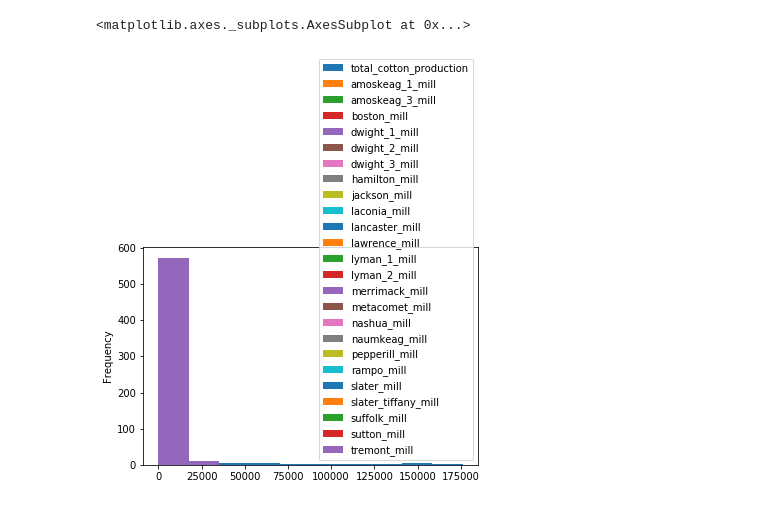
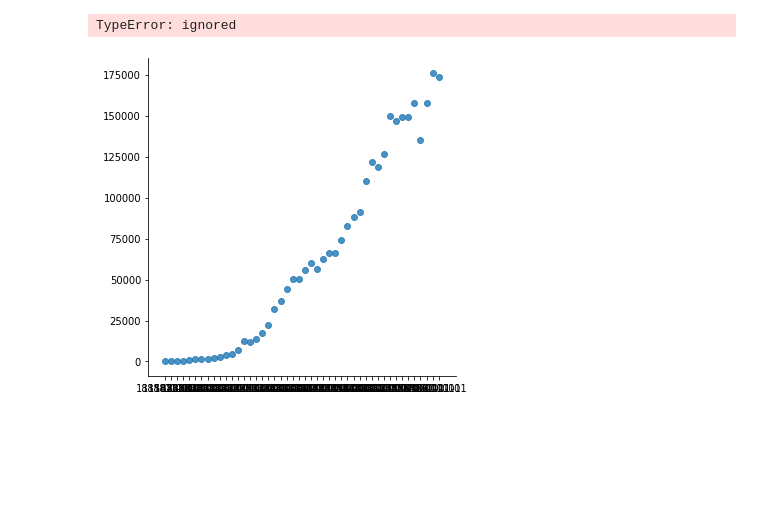
Before and after one commit to andronikmk/DS-Unit-1-Build, a Jupyter notebook: cotton_mill_data.ipynb, the cells around one changed output. Drawn from its saved outputs; the diff is of its cells as text; code cells hidden in the pictures; blank space fills up the shorter version.

```diff
--- a/cotton_mill_data.ipynb
+++ b/cotton_mill_data.ipynb
@@ -36,20 +73,10 @@ tremont_mill = pd.read_csv('https://alfred.stlouisfed.org/graph/alfredgraph.csv?
 # %%
-# concatonating all of the datasets to a single dataframe
-df = pd.concat([total_cotton_production,amoskeag_1_mill, amoskeag_2_mill, amoskeag_3_mill,
-                boston_mill, dwight_1_mill, dwight_2_mill, dwight_3_mill,
-                hamilton_mill,jackson_mill,laconia_mill,lancaster_mill,
-                lawrence_mill, lyman_1_mill, lyman_2_mill, merrimack_mill, metacomet_mill,
-                nashua_mill, naumkeag_mill, pepperill_mill, rampo_mill, slater_mill,
-                slater_tiffany_mill, suffolk_mill, sutton_mill, tremont_mill],sort=False)
-
-# change the column name to simplify the data.
-df1 = df.rename(columns={'DATE':'date', 'CPNETOTAL_20191030':'total_cotton_production', 'CPNEAMOSKEAGI_20191030':'amoskeag_1_mill',
-                   'CPNEAMOSKEAGII_20191030':'amoskeag_1_mill', 'CPNEAMOSKEAGIII_20191030':'amoskeag_3_mill', 'CPNEBOSTON_20191030':'boston_mill',
+# column renaming
+cotton_df = df26.rename(columns={'DATE':'dates', 'CPNETOTAL_20191030':'total_cotton_production', 'CPNEAMOSKEAGI_20191030':'amoskeag_1_mill',
+                   'CPNEAMOSKEAGII_20191030':'amoskeag_2_mill', 'CPNEAMOSKEAGIII_20191030':'amoskeag_3_mill', 'CPNEBOSTON_20191030':'boston_mill',
                    'CPNEDWIGHTI_20191030':'dwight_1_mill','CPNEDWIGHTII_20191030':'dwight_2_mill','CPNEDWIGHTIII_20191030':'dwight_3_mill',
                    'CPNEHAMILTON_20191030':'hamilton_mill', 'CPNEJACKSON_20191030':'jackson_mill', 'CPNELACONIA_20191030':'laconia_mill','CPNELANCASTER_20191030':'lancaster_mill',
                    'CPNELAWRENCE_20191030':'lawrence_mill','CPNELYMANI_20191030':'lyman_1_mill','CPNELYMANII_20191030':'lyman_2_mill','CPNEMERRIMACK_20191030':'merrimack_mill',
                    'CPNEMETACOMET_20191030':'metacomet_mill','CPNENASHUA_20191030':'nashua_mill','CPNENAUMKEAG_20191030':'naumkeag_mill','CPNEPEPPERILL_20191030':'pepperill_mill',
                    'CPNERAMPO_20191030':'rampo_mill','CPNESLATER_20191030':'slater_mill','CPNESLATERTIFFANY_20191030':'slater_tiffany_mill','CPNESUFFOLK_20191030':'suffolk_mill','CPNESUTTON_20191030':'sutton_mill',
                    'CPNETREMONT_20191030':'tremont_mill'})
-# replace nan values with zero
-df2 = df1.fillna(0)
@@ -76,5 +82,0 @@ df2.head(25)
-# %%
-e
-# %% [output]
-<matplotlib.axes._subplots.AxesSubplot at 0x...>
-[figure, removed]
@@ -80,0 +86,5 @@ e
+# %%
+sns.lmplot(x="dates",y="total_cotton_production",data=cotton_df)
+# %% [output]
+TypeError: ignored
+[figure, added]
```
Also changed, not shown: parts of 4 cells of this notebook.
